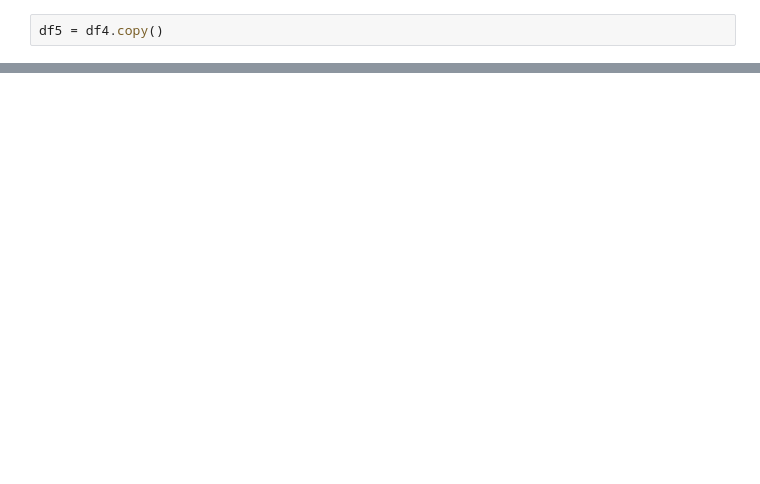
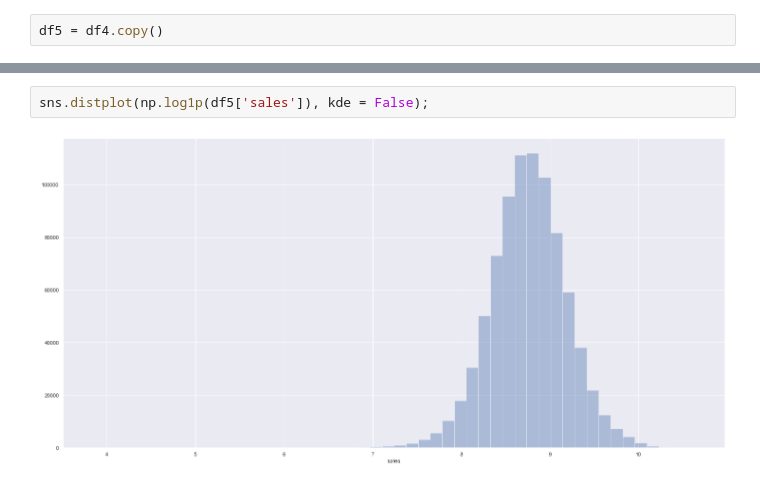
Before and after one commit to leandrogarcialopes/RossmannStoreSales, a Jupyter notebook: Rossmann_Store_Sales.ipynb, the cells around one changed output, grey strips where cells are left out. Drawn from its saved outputs; the diff is of its cells as text; blank space fills up the shorter version.

```diff
--- a/Rossmann_Store_Sales.ipynb
+++ b/Rossmann_Store_Sales.ipynb
@@ -412,0 +637,4 @@ df5 = df4.copy()
+# %%
+sns.distplot(np.log1p(df5['sales']), kde = False);
+# %% [output]
+[figure, added]
```
Also changed, not shown: parts of 50 cells of this notebook.
